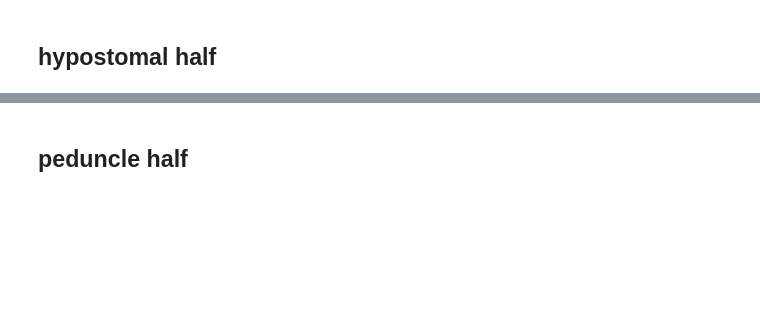
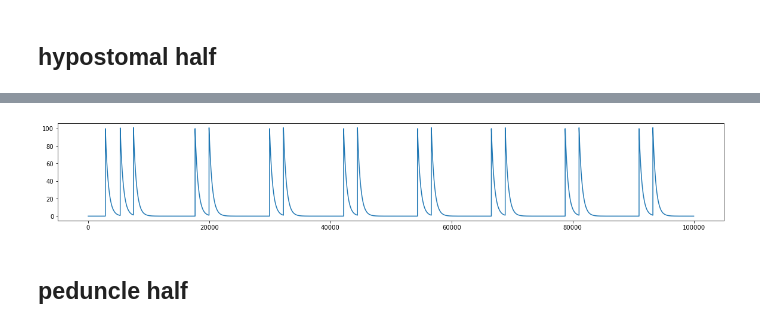
Before and after one commit to hengjiwang/hydranerv, a Jupyter notebook: hydranerv/models/network/s_dep_k_e/sim_ecto_randnet_bisected.ipynb, the cells around one changed output, grey strips where cells are left out. Saved outputs shown, nothing was run; the diff lists cells and outputs as text; code cells hidden in the pictures; blank space fills up the shorter version.

```diff
--- a/hydranerv/models/network/s_dep_k_e/sim_ecto_randnet_bisected.ipynb
+++ b/hydranerv/models/network/s_dep_k_e/sim_ecto_randnet_bisected.ipynb
@@ -71,3 +69,9 @@ plt.show()
+# %%
+plt.figure(figsize=(20,3))
+plt.plot(ntwk.i_inh_rp_cb_dic[(0, 10)])
+plt.show()
+# %% [output]
+[figure, added]
 # %% [markdown]
 ## peduncle half
 # %%
```
Also changed, not shown: parts of 10 cells of this notebook, 4 other files.
